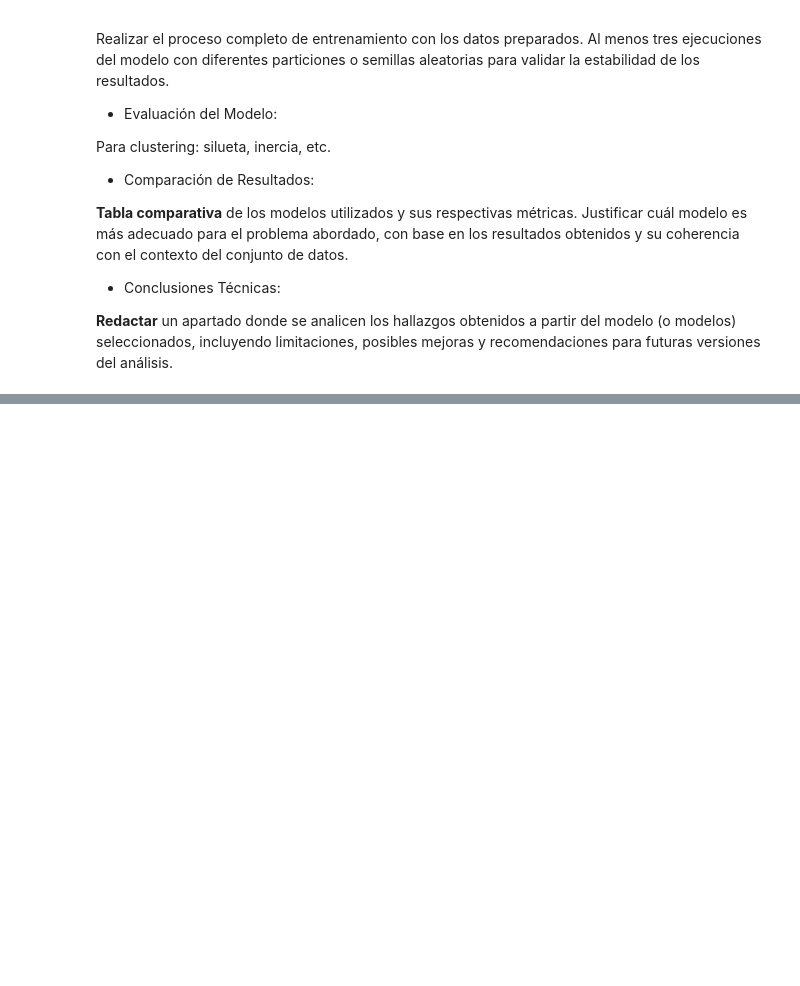
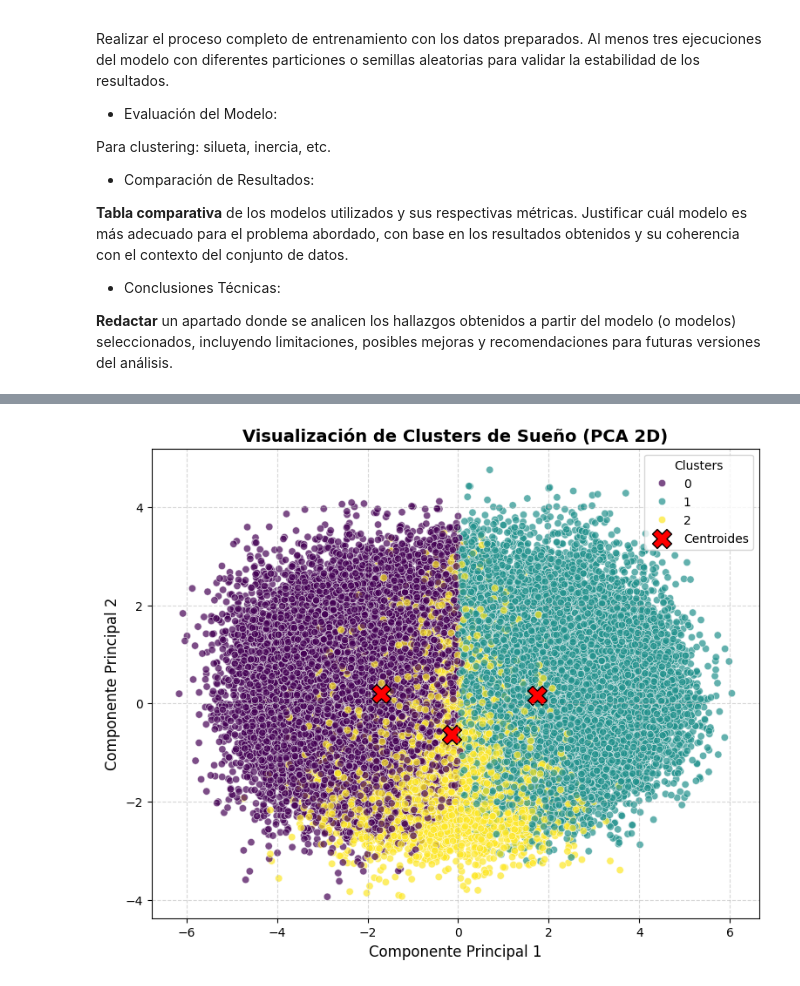
Before and after one commit to cinna-vk/iaa-pia, a Jupyter notebook: PIA_IAA.ipynb, the cells around one changed output, grey strips where cells are left out. Saved outputs shown, nothing was run; the diff lists cells and outputs as text; code cells hidden in the pictures; blank space fills up the shorter version.

```diff
--- a/PIA_IAA.ipynb
+++ b/PIA_IAA.ipynb
@@ -476,0 +604,91 @@ Justificar cuál modelo es más adecuado para el problema abordado, con base en
+# %%
+#Seguna ejecucion de K-Means
+#Obtenemos de nuevo el dataframe
+
+#Fijamos a 3 clusters debido a los resultados obtenidos en el Silhouette Score del siguiente bloque
+kmeans = KMeans(n_clusters=3, random_state=12)
+kmeans.fit(X_scaled)
+
+df_kms["cluster"] = kmeans.labels_
+
+#Reducimos a 2 dimensiones para poder englobar todas nuestras variables en la tabla (y no tener que hacer un grafico
+# de multiples dimensiones)
+pca = PCA(n_components=2)
+componentes = pca.fit_transform(X_scaled)
+
+df_kms["PCA1"] = componentes[:, 0]
+df_kms["PCA2"] = componentes[:, 1]
+
+centroides_pca = pca.transform(kmeans.cluster_centers_)
+
+plt.figure(figsize=(9, 7))
+
+sns.scatterplot(
+    data=df_kms, x="PCA1", y="PCA2", hue="cluster", palette="viridis", alpha=0.7
+)
+
+plt.scatter(
+    centroides_pca[:, 0],
+    centroides_pca[:, 1],
+    c="red",
+    marker="X",
+    s=250,
+    edgecolors="black",
+    label="Centroides",
+)
+
+# Detalles estéticos
+plt.title(
+    "Visualización de Clusters de Sueño (PCA 2D)", fontsize=14, fontweight="bold"
+)
+plt.xlabel("Componente Principal 1", fontsize=12)
+plt.ylabel("Componente Principal 2", fontsize=12)
+plt.legend(loc="upper right", title="Clusters")
+plt.grid(True, linestyle="--", alpha=0.5)
+
+plt.show()
+
+#Fijamos a 3 clusters debido a los resultados obtenidos en el Silhouette Score del siguiente bloque
+kmeans = KMeans(n_clusters=3, random_state=5)
+kmeans.fit(X_scaled)
+
+df_kms["cluster"] = kmeans.labels_
+
+#Reducimos a 2 dimensiones para poder englobar todas nuestras variables en la tabla (y no tener que hacer un grafico
+# de multiples dimensiones)
+pca = PCA(n_components=2)
+componentes = pca.fit_transform(X_scaled)
+
+df_kms["PCA1"] = componentes[:, 0]
+df_kms["PCA2"] = componentes[:, 1]
+
+centroides_pca = pca.transform(kmeans.cluster_centers_)
+
+plt.figure(figsize=(9, 7))
+
+sns.scatterplot(
+    data=df_kms, x="PCA1", y="PCA2", hue="cluster", palette="viridis", alpha=0.7
+)
+
+plt.scatter(
+    centroides_pca[:, 0],
+    centroides_pca[:, 1],
+    c="red",
+    marker="X",
+    s=250,
+    edgecolors="black",
+    label="Centroides",
+)
+
+# Detalles estéticos
+plt.title(
+    "Visualización de Clusters de Sueño (PCA 2D)", fontsize=14, fontweight="bold"
+)
+plt.xlabel("Componente Principal 1", fontsize=12)
+plt.ylabel("Componente Principal 2", fontsize=12)
+plt.legend(loc="upper right", title="Clusters")
+plt.grid(True, linestyle="--", alpha=0.5)
+
+plt.show()
+# %% [output]
+[figure, added]
```
Also changed, not shown: parts of 9 cells of this notebook.
